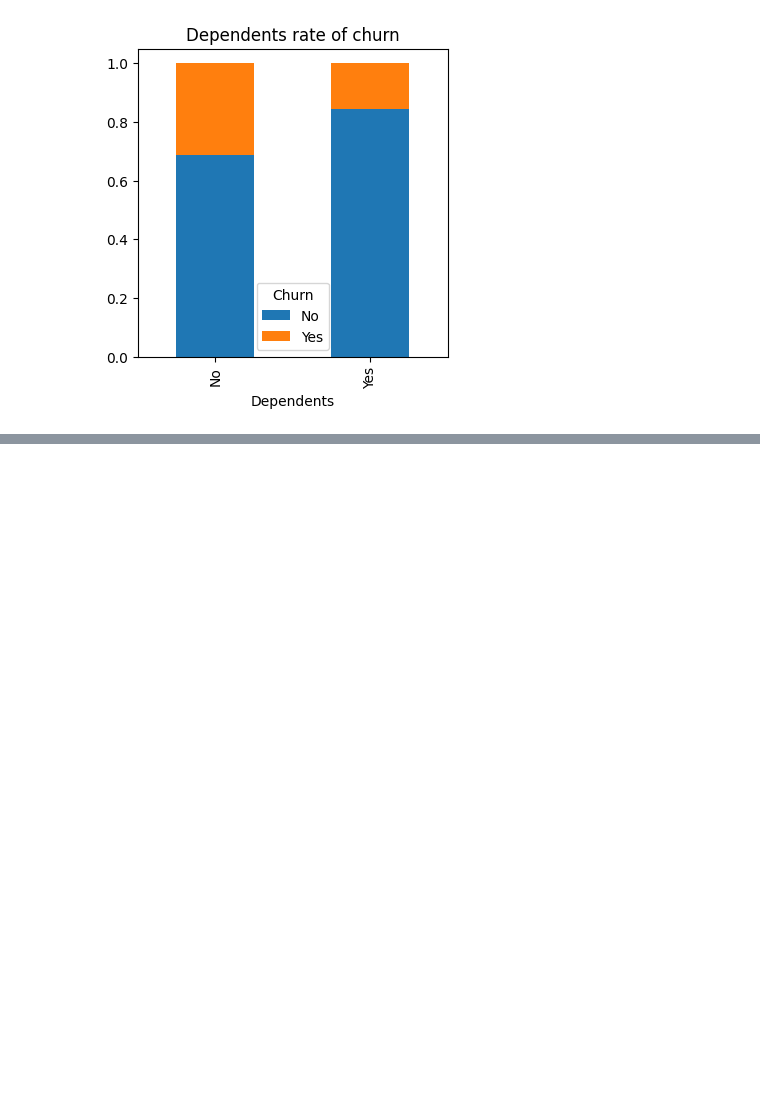
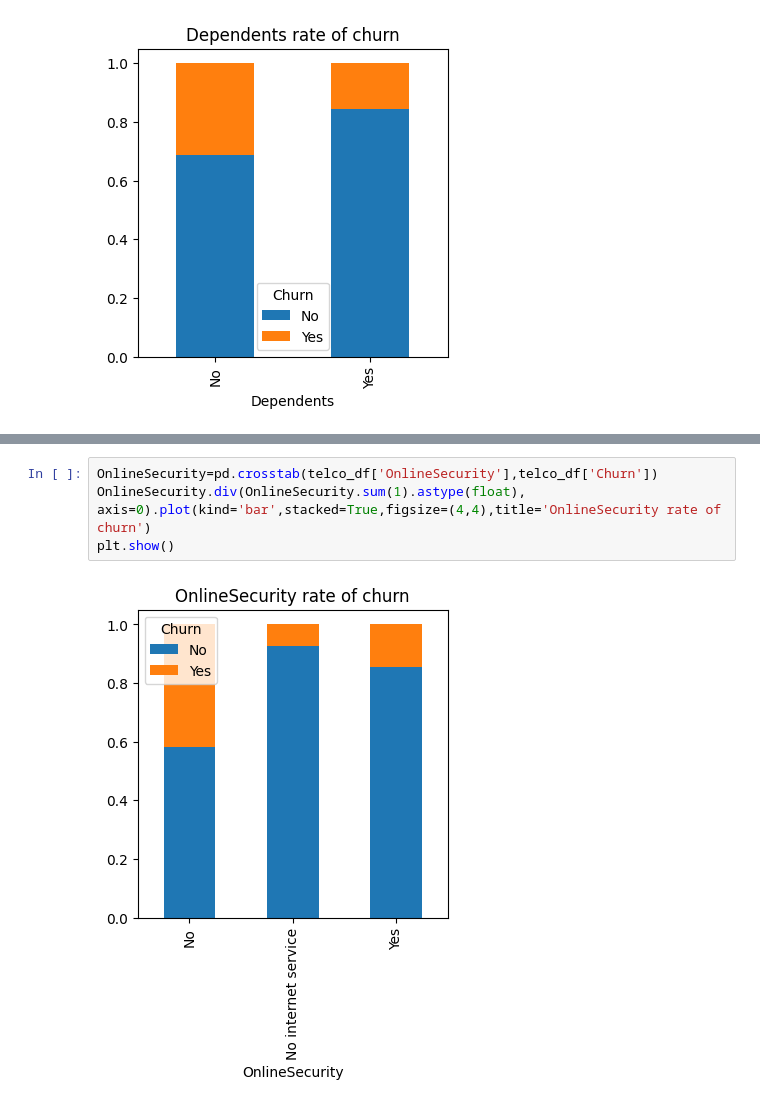
Before and after one commit to JustinGibbon/Churn_Prediction, a Jupyter notebook: Project2.ipynb, the cells around one changed output, grey strips where cells are left out. Drawn from its saved outputs; the diff is of its cells as text; blank space fills up the shorter version.

```diff
--- a/Project2.ipynb
+++ b/Project2.ipynb
@@ -113,0 +134,6 @@ From our analysis into the diffenrent demographics we can see
+# %%
+OnlineSecurity=pd.crosstab(telco_df['OnlineSecurity'],telco_df['Churn'])
+OnlineSecurity.div(OnlineSecurity.sum(1).astype(float), axis=0).plot(kind='bar',stacked=True,figsize=(4,4),title='OnlineSecurity rate of churn')
+plt.show()
+# %% [output]
+[figure, added]
```
Also changed, not shown: parts of 20 cells of this notebook.
